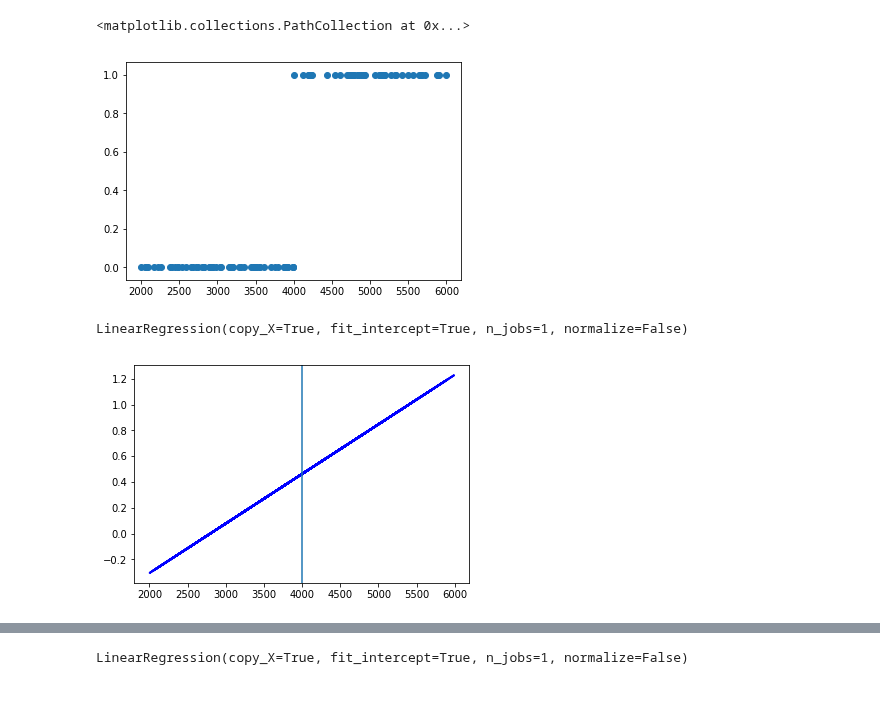
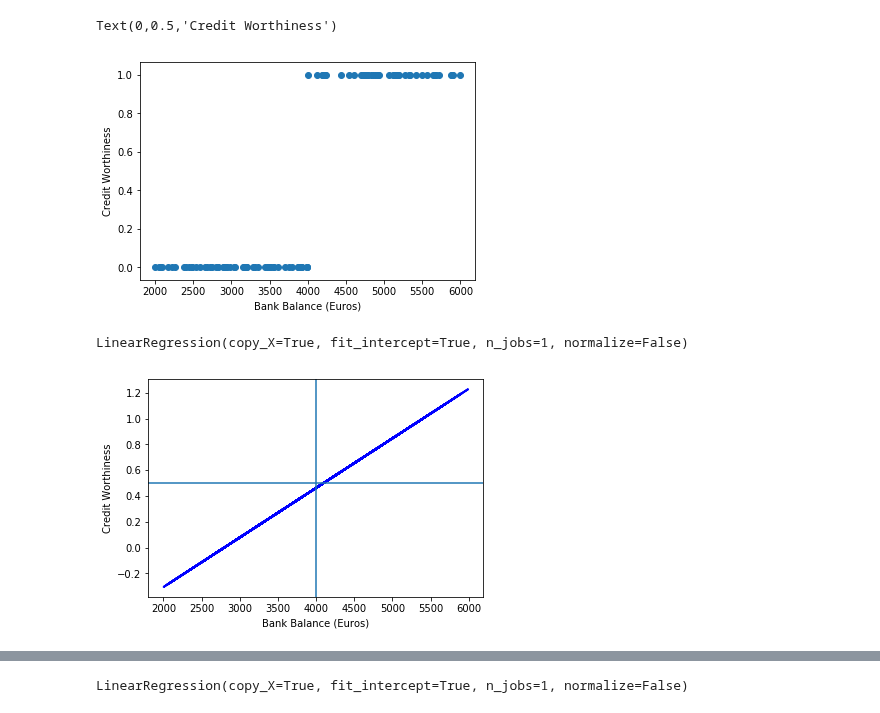
Before and after one commit to somnath1077/ML, a Jupyter notebook: hands_on_ML/slides/lec3/Figures.ipynb, the cells around one changed output, grey strips where cells are left out. Saved outputs shown, nothing was run; the diff lists cells and outputs as text; code cells hidden in the pictures.

```diff
--- a/hands_on_ML/slides/lec3/Figures.ipynb
+++ b/hands_on_ML/slides/lec3/Figures.ipynb
@@ -8,10 +8,11 @@ bank_balance = np.array([random.randint(2000, 6000) for _ in range(100)]).reshap
 credit_worthiness = np.array([int(bank_balance[i] > 4000) for i in range(100)]).reshape(-1, 1)
 # %%
 plt.scatter(bank_balance, credit_worthiness)
-plt.xlabel('Bank Balance')
+plt.xlabel('Bank Balance (Euros)')
+plt.ylabel('Credit Worthiness')
 # %% [output]
-<matplotlib.collections.PathCollection at 0x...>
+Text(0,0.5,'Credit Worthiness')
-[figure, old version]
+[figure, new version]
 # %%
 from sklearn.linear_model import LinearRegression
 
@@ -23,8 +24,13 @@ LinearRegression(copy_X=True, fit_intercept=True, n_jobs=1, normalize=False)
 y = lin_reg.predict(bank_balance)
 # %%
 plt.plot(bank_balance, y, color='blue', linewidth=2)
+
 plt.axvline(x=4000)
+plt.axhline(y=0.5)
+
+plt.xlabel('Bank Balance (Euros)')
+plt.ylabel('Credit Worthiness')
 plt.show()
 # %% [output]
-[figure, old version]
+[figure, new version]
 # %%
```
Also changed, not shown: parts of 6 cells of this notebook.
